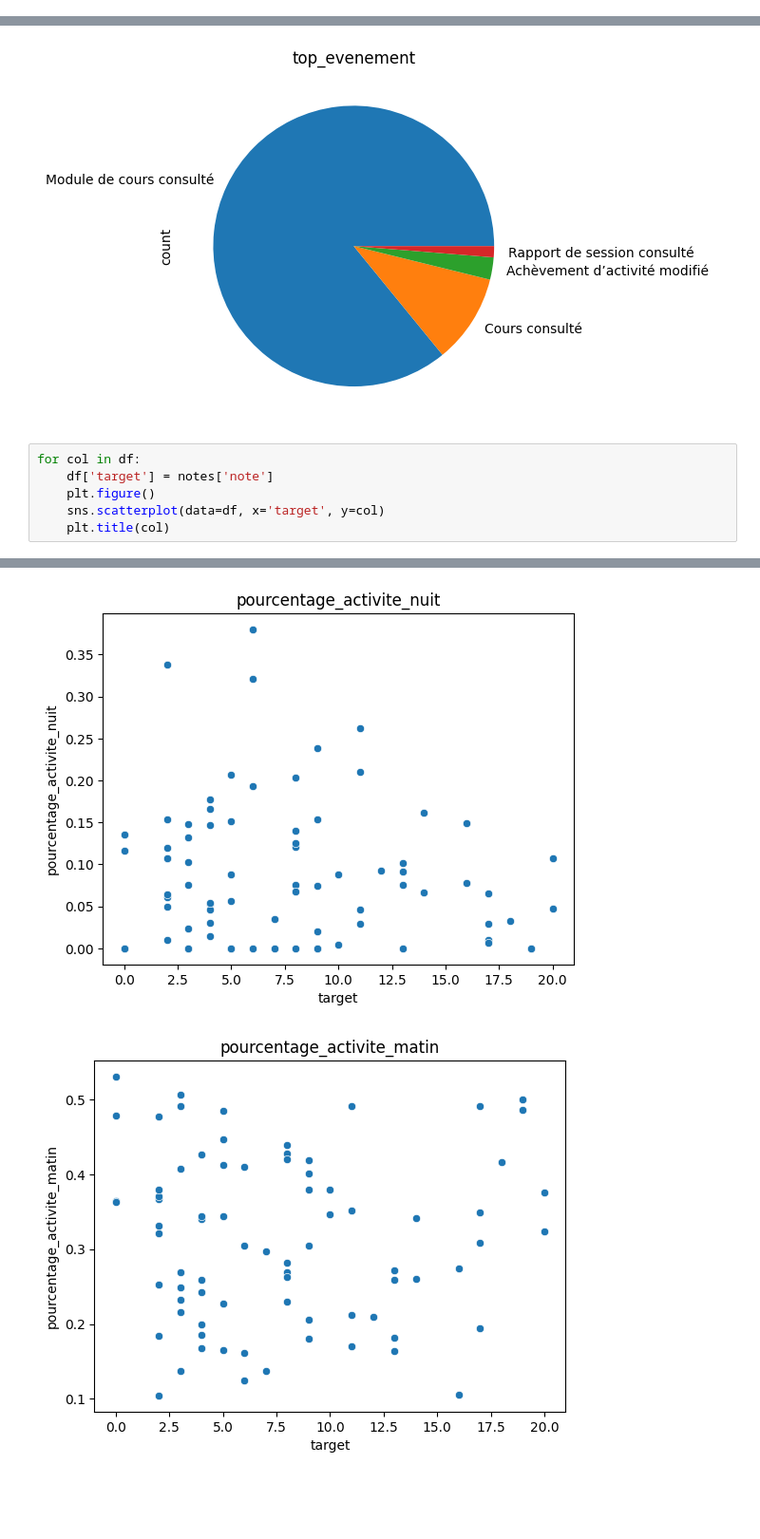
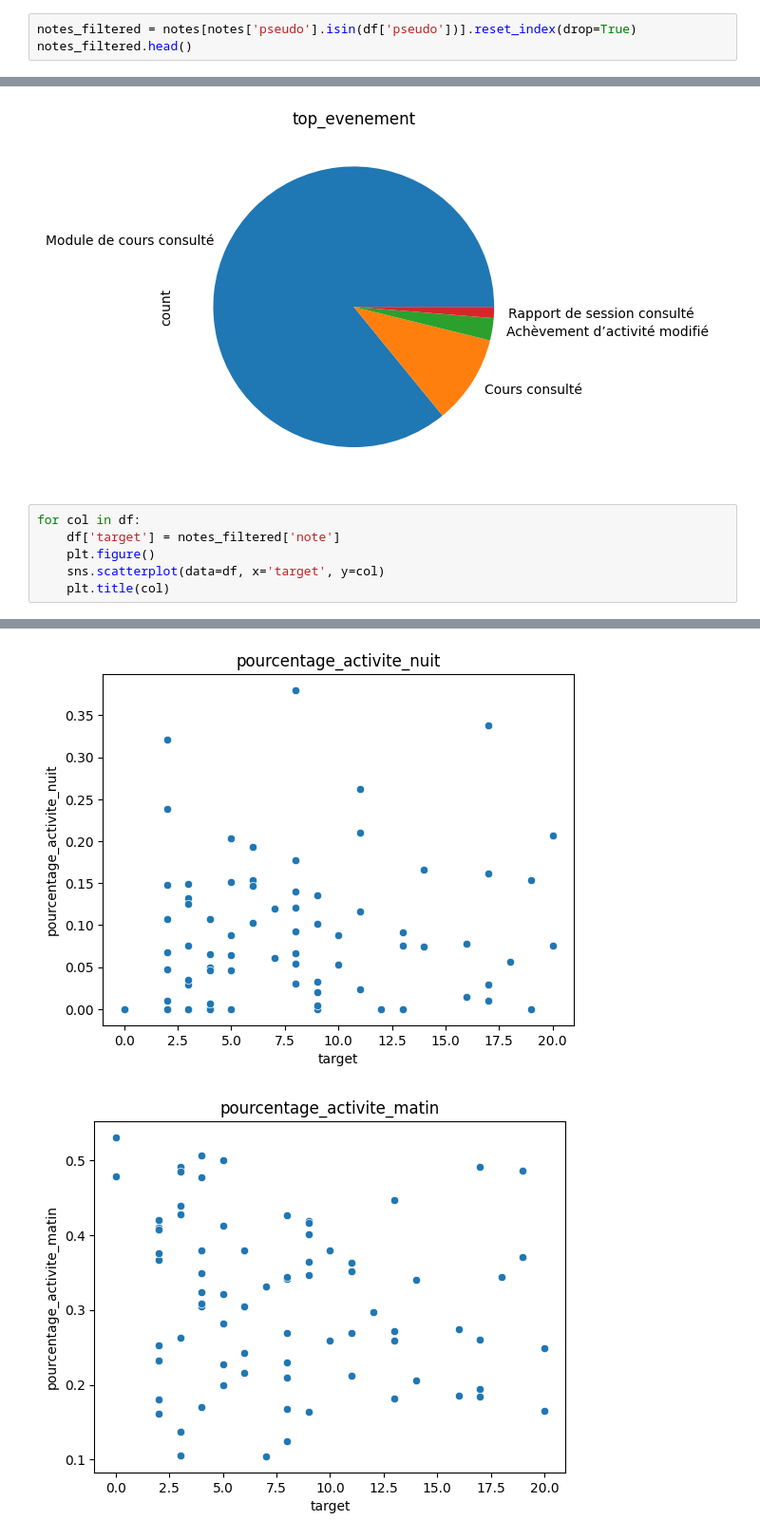
Before and after one commit to Lore9820/projet_notes, a Jupyter notebook: EDA_df.ipynb, the cells around one changed output, grey strips where cells are left out. Shown at 95% size. Cells and saved outputs as stored; diff of their text form; blank space fills up the shorter version.

```diff
--- a/EDA_df.ipynb
+++ b/EDA_df.ipynb
@@ -85,3 +85,6 @@ pourcentage_reussi = (notes['note'] >= 10).mean() * 100
 print(pourcentage_reussi)
 # %% [output]
 30.0
+# %%
+notes_filtered = notes[notes['pseudo'].isin(df['pseudo'])].reset_index(drop=True)
+notes_filtered.head()
@@ -182,7 +196,7 @@ for col in df.select_dtypes('object'):
 [figure]
 # %%
 for col in df:
-    df['target'] = notes['note']
+    df['target'] = notes_filtered['note']
     plt.figure()
     sns.scatterplot(data=df, x='target', y=col)
     plt.title(col)
@@ -198,2 +212,2 @@ for col in df:
-[figure, old version]
+[figure, new version]
-[figure, old version]
+[figure, new version]
```
Also changed, not shown: parts of 33 cells of this notebook.
